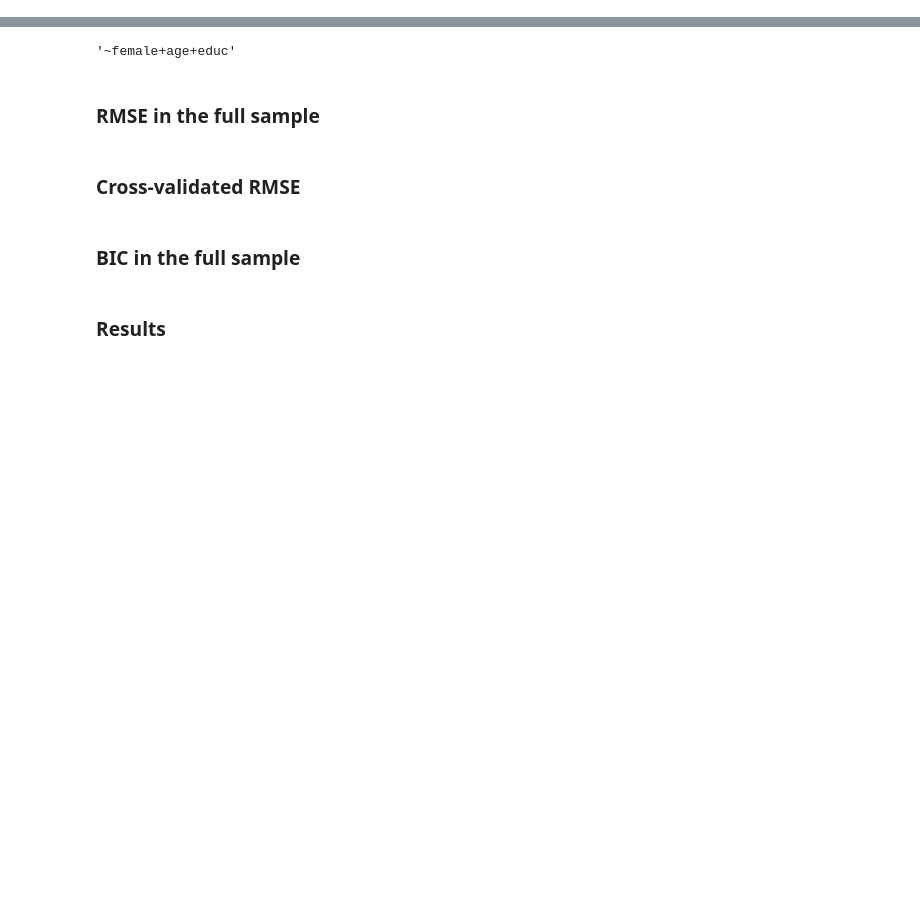
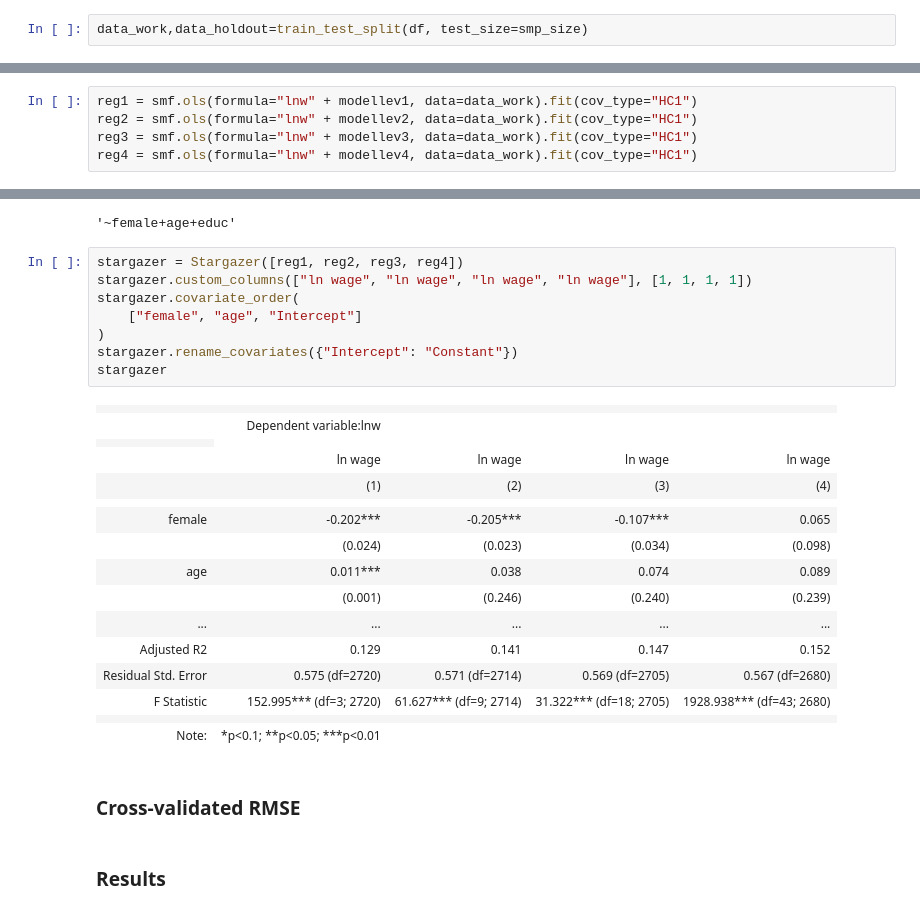
Before and after one commit to JustJAG/Prediction_with_ML_for_Economists, a Jupyter notebook: Assignment_1_cps_earnings_dataset/homework.ipynb, the cells around one changed output, grey strips where cells are left out. Saved outputs shown, nothing was run; the diff lists cells and outputs as text; blank space fills up the shorter version.

```diff
--- a/Assignment_1_cps_earnings_dataset/homework.ipynb
+++ b/Assignment_1_cps_earnings_dataset/homework.ipynb
@@ -358,0 +368,2 @@ smp_size = round(0.2 * df.shape[0])-1
+# %%
+data_work,data_holdout=train_test_split(df, test_size=smp_size)
@@ -359,13 +473,39 @@ smp_size = round(0.2 * df.shape[0])-1
+# %%
+reg1 = smf.ols(formula="lnw" + modellev1, data=data_work).fit(cov_type="HC1")
+reg2 = smf.ols(formula="lnw" + modellev2, data=data_work).fit(cov_type="HC1")
+reg3 = smf.ols(formula="lnw" + modellev3, data=data_work).fit(cov_type="HC1")
+reg4 = smf.ols(formula="lnw" + modellev4, data=data_work).fit(cov_type="HC1")
 # %%
 modellev1
 # %% [output]
 '~female+age+educ'
-# %% [markdown]
-### RMSE in the full sample
+# %%
+stargazer = Stargazer([reg1, reg2, reg3, reg4])
+stargazer.custom_columns(["ln wage", "ln wage", "ln wage", "ln wage"], [1, 1, 1, 1])
+stargazer.covariate_order(
+    ["female", "age", "Intercept"]
+)
+stargazer.rename_covariates({"Intercept": "Constant"})
+stargazer
+# %% [output]
+|  |  |  |  |  |
+|  | Dependent variable:lnw |  |  |  |
+|  |
+|  | ln wage | ln wage | ln wage | ln wage |
+|  | (1) | (2) | (3) | (4) |
+|  |  |  |  |  |
+| female | -0.202*** | -0.205*** | -0.107*** | 0.065 |
+|  | (0.024) | (0.023) | (0.034) | (0.098) |
+| age | 0.011*** | 0.038 | 0.074 | 0.089 |
+|  | (0.001) | (0.246) | (0.240) | (0.239) |
+| ... | ... | ... | ... | ... |
+| Adjusted R2 | 0.129 | 0.141 | 0.147 | 0.152 |
+| Residual Std. Error | 0.575 (df=2720) | 0.571 (df=2714) | 0.569 (df=2705) | 0.567 (df=2680) |
+| F Statistic | 152.995*** (df=3; 2720) | 61.627*** (df=9; 2714) | 31.322*** (df=18; 2705) | 1928.938*** (df=43; 2680) |
+|  |  |  |  |  |
+| Note: | *p<0.1; **p<0.05; ***p<0.01 |  |  |  |
 # %% [markdown]
 ### Cross-validated RMSE
-# %% [markdown]
-### BIC in the full sample
 # %% [markdown]
 ### Results
 # %%
```
Also changed, not shown: parts of 11 cells of this notebook.
